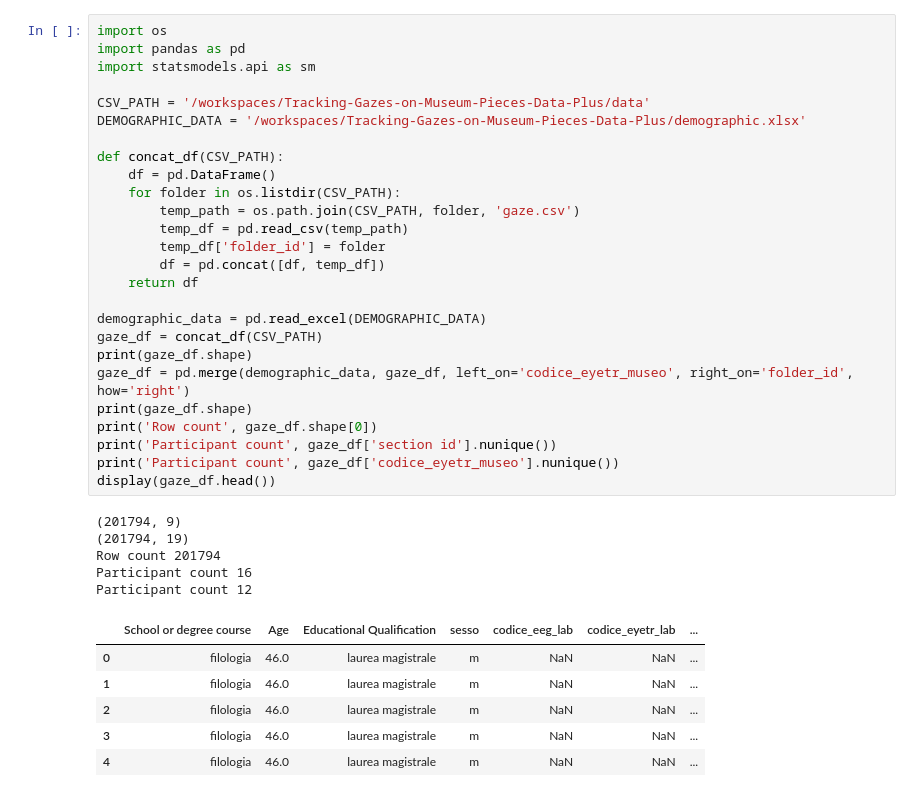
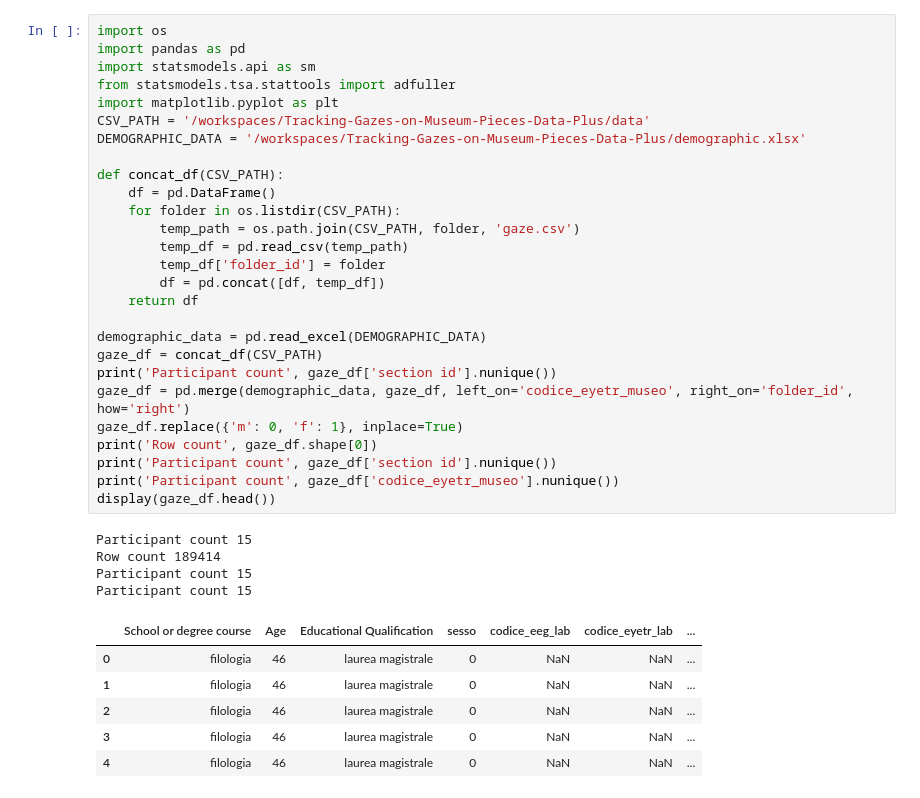
Before and after one commit to nogibjj/Tracking-Gazes-on-Museum-Pieces-Data-Plus, a Jupyter notebook: time-series-analysis/ts_analysis.ipynb, the cells around one changed output. Saved outputs shown, nothing was run; the diff lists cells and outputs as text.

```diff
--- a/time-series-analysis/ts_analysis.ipynb
+++ b/time-series-analysis/ts_analysis.ipynb
@@ -1,38 +1,38 @@
 # %%
 import os
 import pandas as pd
 import statsmodels.api as sm
-
+from statsmodels.tsa.stattools import adfuller
+import matplotlib.pyplot as plt
 CSV_PATH = '/workspaces/Tracking-Gazes-on-Museum-Pieces-Data-Plus/data'
 DEMOGRAPHIC_DATA = '/workspaces/Tracking-Gazes-on-Museum-Pieces-Data-Plus/demographic.xlsx'
 
 def concat_df(CSV_PATH):
     df = pd.DataFrame()
     for folder in os.listdir(CSV_PATH):
         temp_path = os.path.join(CSV_PATH, folder, 'gaze.csv')
         temp_df = pd.read_csv(temp_path)
         temp_df['folder_id'] = folder
         df = pd.concat([df, temp_df])
     return df
 
 demographic_data = pd.read_excel(DEMOGRAPHIC_DATA)
 gaze_df = concat_df(CSV_PATH)
-print(gaze_df.shape)
+print('Participant count', gaze_df['section id'].nunique())
 gaze_df = pd.merge(demographic_data, gaze_df, left_on='codice_eyetr_museo', right_on='folder_id', how='right')
-print(gaze_df.shape)
+gaze_df.replace({'m': 0, 'f': 1}, inplace=True)
 print('Row count', gaze_df.shape[0])
 print('Participant count', gaze_df['section id'].nunique())
 print('Participant count', gaze_df['codice_eyetr_museo'].nunique())
 display(gaze_df.head())
 # %% [output]
-(201794, 9)
-(201794, 19)
-Row count 201794
-Participant count 16
-Participant count 12
+Participant count 15
+Row count 189414
+Participant count 15
+Participant count 15
 |  | School or degree course | Age | Educational Qualification | sesso | codice_eeg_lab | codice_eyetr_lab | ... |
-| 0 | filologia | 46.0 | laurea magistrale | m | NaN | NaN | ... |
-| 1 | filologia | 46.0 | laurea magistrale | m | NaN | NaN | ... |
-| 2 | filologia | 46.0 | laurea magistrale | m | NaN | NaN | ... |
-| 3 | filologia | 46.0 | laurea magistrale | m | NaN | NaN | ... |
-| 4 | filologia | 46.0 | laurea magistrale | m | NaN | NaN | ... |
+| 0 | filologia | 46 | laurea magistrale | 0 | NaN | NaN | ... |
+| 1 | filologia | 46 | laurea magistrale | 0 | NaN | NaN | ... |
+| 2 | filologia | 46 | laurea magistrale | 0 | NaN | NaN | ... |
+| 3 | filologia | 46 | laurea magistrale | 0 | NaN | NaN | ... |
+| 4 | filologia | 46 | laurea magistrale | 0 | NaN | NaN | ... |
```
Also changed, not shown: parts of 5 cells of this notebook.
